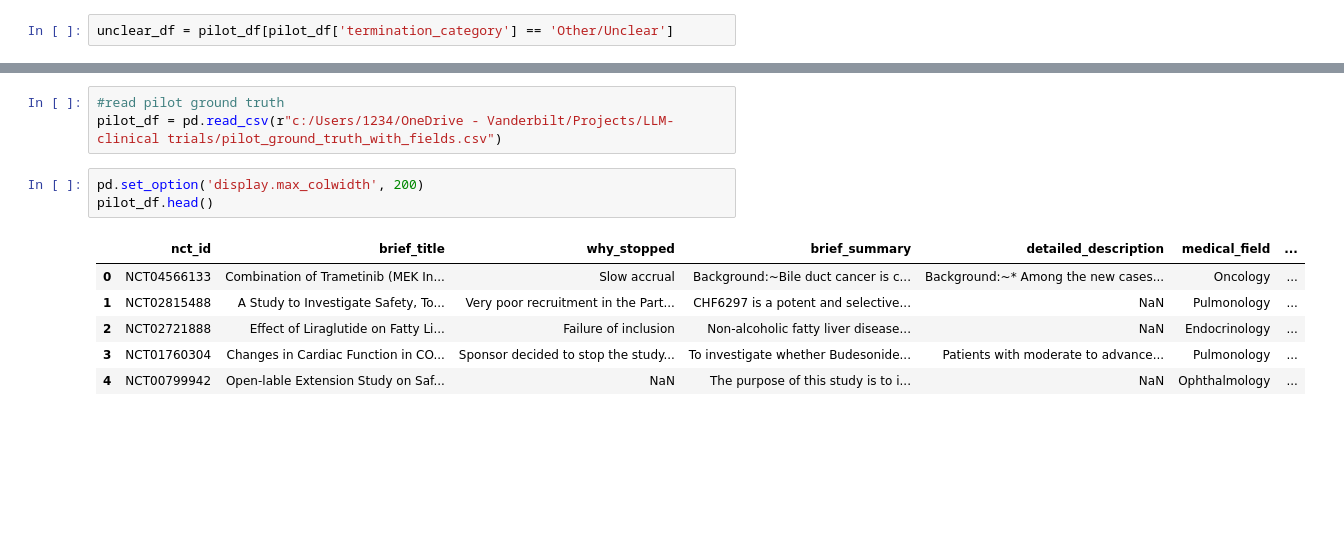
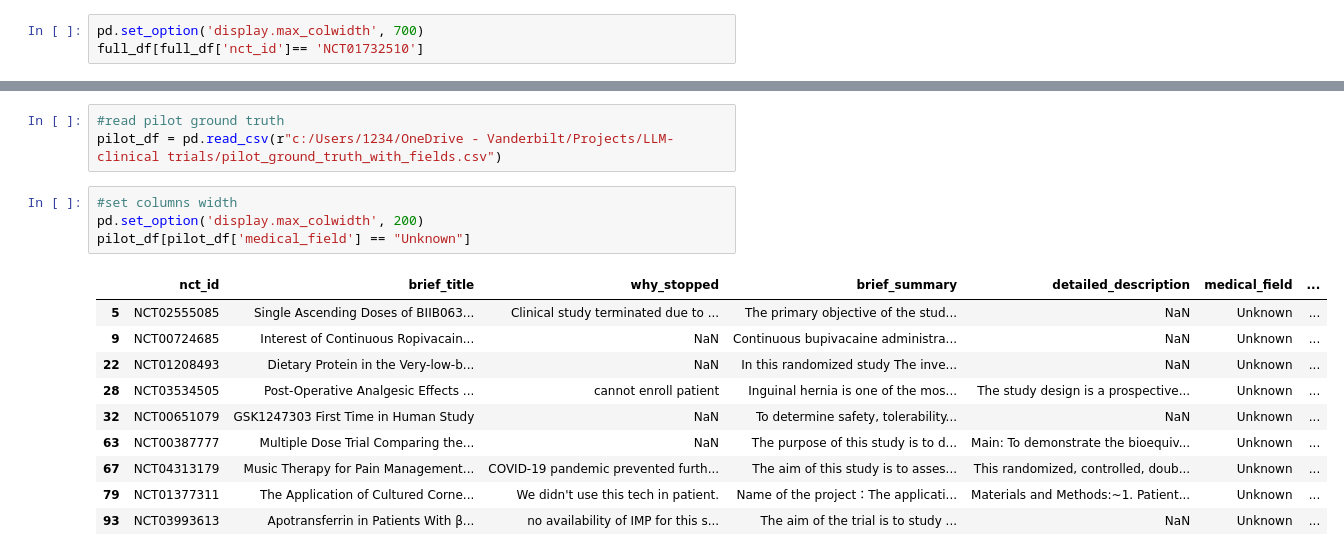
Before and after one commit to minhha0510/LLM-clinical-trials, a Jupyter notebook: test_notebook.ipynb, the cells around one changed output, grey strips where cells are left out. Cells and saved outputs as stored; diff of their text form; blank space fills up the shorter version.

```diff
--- a/test_notebook.ipynb
+++ b/test_notebook.ipynb
@@ -25,2 +27,3 @@ np.int64(5309)
 # %%
-unclear_df = pilot_df[pilot_df['termination_category'] == 'Other/Unclear']
+pd.set_option('display.max_colwidth', 700)
+full_df[full_df['nct_id']== 'NCT01732510']
@@ -156,12 +162,17 @@ Top 20 Common Words (Filtered):
 #read pilot ground truth
 pilot_df = pd.read_csv(r"c:/Users/1234/OneDrive - Vanderbilt/Projects/LLM-clinical trials/pilot_ground_truth_with_fields.csv")
 # %%
+#set columns width
 pd.set_option('display.max_colwidth', 200)
-pilot_df.head()
+pilot_df[pilot_df['medical_field'] == "Unknown"]
 # %% [output]
 |  | nct_id | brief_title | why_stopped | brief_summary | detailed_description | medical_field | ... |
-| 0 | NCT04566133 | Combination of Trametinib (MEK In... | Slow accrual | Background:~Bile duct cancer is c... | Background:~* Among the new cases... | Oncology | ... |
-| 1 | NCT02815488 | A Study to Investigate Safety, To... | Very poor recruitment in the Part... | CHF6297 is a potent and selective... | NaN | Pulmonology | ... |
-| 2 | NCT02721888 | Effect of Liraglutide on Fatty Li... | Failure of inclusion | Non-alcoholic fatty liver disease... | NaN | Endocrinology | ... |
-| 3 | NCT01760304 | Changes in Cardiac Function in CO... | Sponsor decided to stop the study... | To investigate whether Budesonide... | Patients with moderate to advance... | Pulmonology | ... |
-| 4 | NCT00799942 | Open-lable Extension Study on Saf... | NaN | The purpose of this study is to i... | NaN | Ophthalmology | ... |
+| 5 | NCT02555085 | Single Ascending Doses of BIIB063... | Clinical study terminated due to ... | The primary objective of the stud... | NaN | Unknown | ... |
+| 9 | NCT00724685 | Interest of Continuous Ropivacain... | NaN | Continuous bupivacaine administra... | NaN | Unknown | ... |
+| 22 | NCT01208493 | Dietary Protein in the Very-low-b... | NaN | In this randomized study The inve... | NaN | Unknown | ... |
+| 28 | NCT03534505 | Post-Operative Analgesic Effects ... | cannot enroll patient | Inguinal hernia is one of the mos... | The study design is a prospective... | Unknown | ... |
+| 32 | NCT00651079 | GSK1247303 First Time in Human Study | NaN | To determine safety, tolerability... | NaN | Unknown | ... |
+| 63 | NCT00387777 | Multiple Dose Trial Comparing the... | NaN | The purpose of this study is to d... | Main: To demonstrate the bioequiv... | Unknown | ... |
+| 67 | NCT04313179 | Music Therapy for Pain Management... | COVID-19 pandemic prevented furth... | The aim of this study is to asses... | This randomized, controlled, doub... | Unknown | ... |
+| 79 | NCT01377311 | The Application of Cultured Corne... | We didn't use this tech in patient. | Name of the project：The applicati... | Materials and Methods:~1. Patient... | Unknown | ... |
+| 93 | NCT03993613 | Apotransferrin in Patients With β... | no availability of IMP for this s... | The aim of the trial is to study ... | NaN | Unknown | ... |
```
Also changed, not shown: parts of 3 cells of this notebook, 31 other files.
